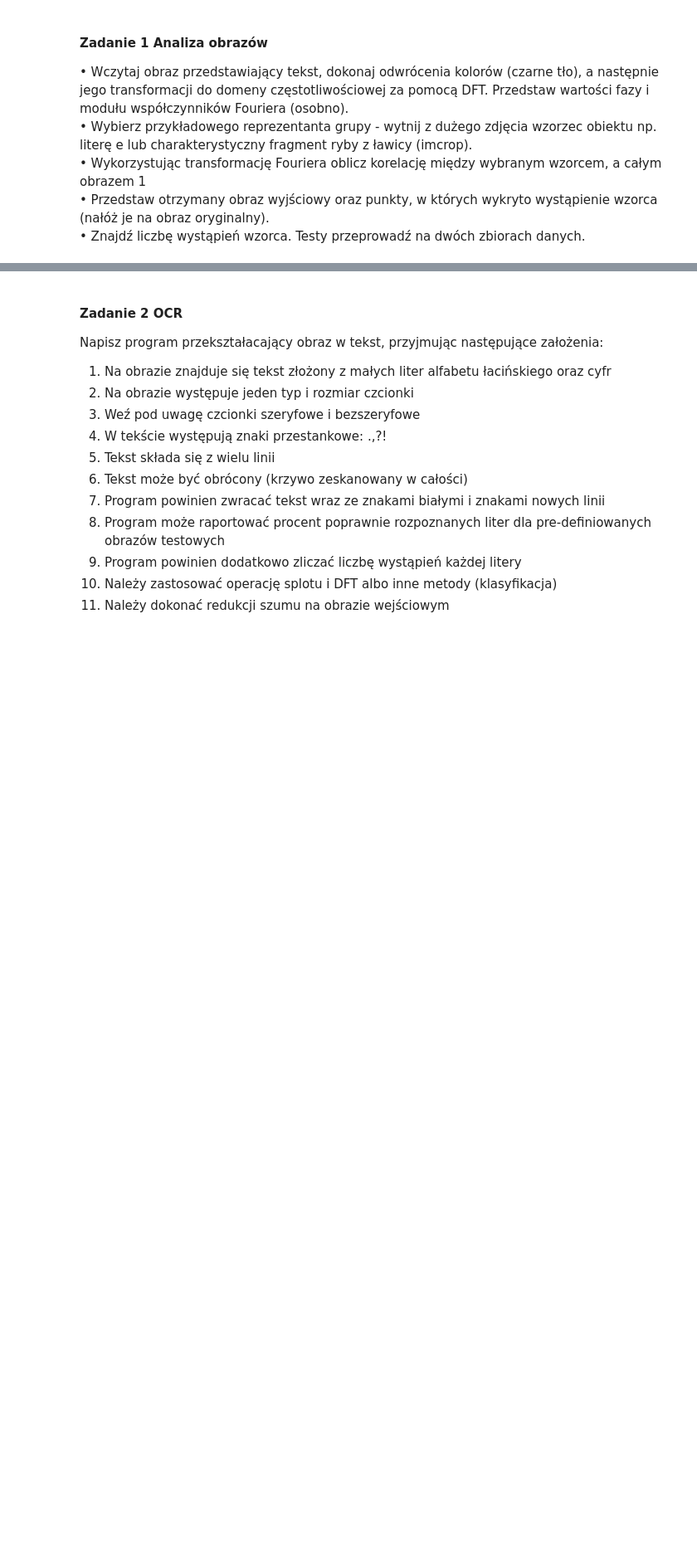
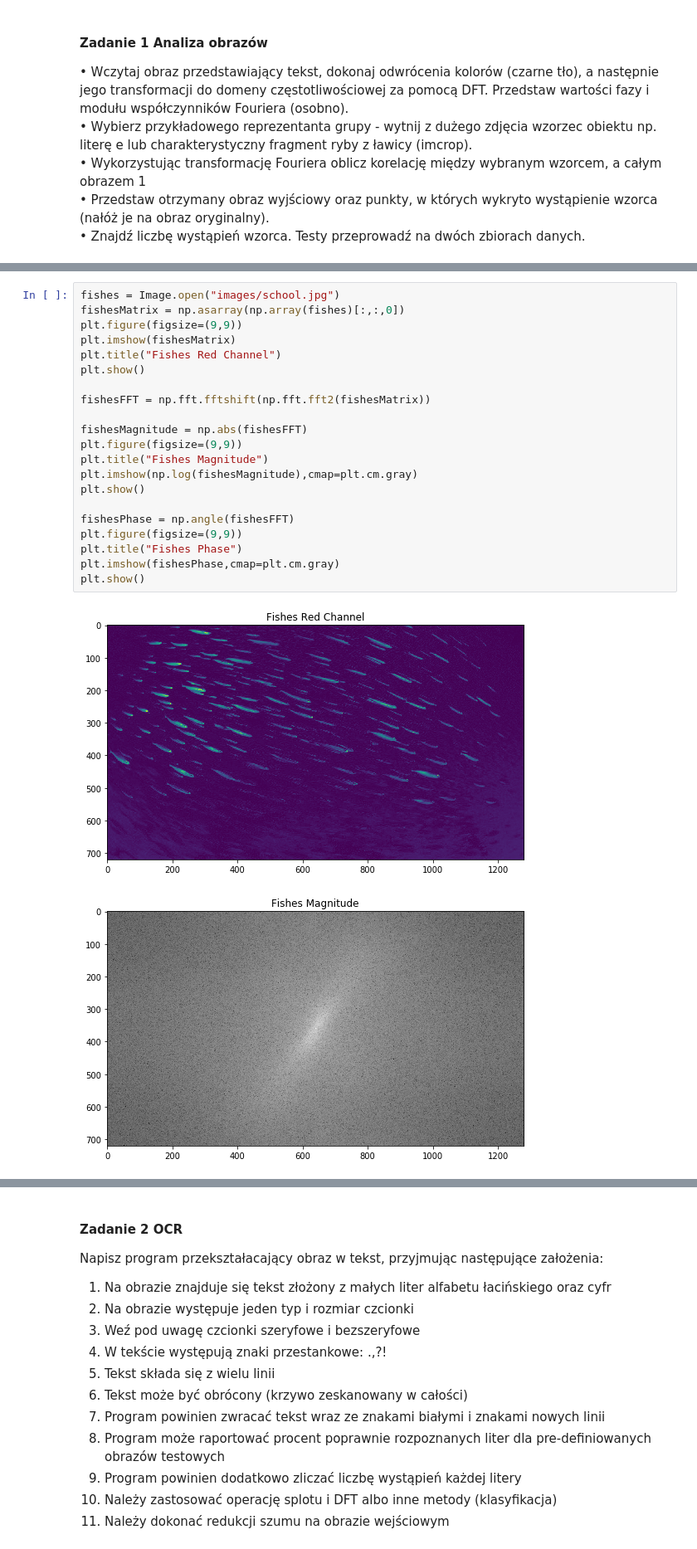
Before and after one commit to BlqMary/MOWNIT, a Jupyter notebook: Lab 9/Lab 9.ipynb, the cells around one changed output, grey strips where cells are left out. Shown at 83% size. Cells and saved outputs as stored; diff of their text form; blank space fills up the shorter version.

```diff
--- a/Lab 9/Lab 9.ipynb
+++ b/Lab 9/Lab 9.ipynb
@@ -46,0 +78,24 @@ def findPattern(image,pattern,changeImage,mu=0.95):
+# %%
+fishes = Image.open("images/school.jpg")
+fishesMatrix = np.asarray(np.array(fishes)[:,:,0])
+plt.figure(figsize=(9,9))
+plt.imshow(fishesMatrix)
+plt.title("Fishes Red Channel")
+plt.show()
+
+fishesFFT = np.fft.fftshift(np.fft.fft2(fishesMatrix))
+
+fishesMagnitude = np.abs(fishesFFT)
+plt.figure(figsize=(9,9))
+plt.title("Fishes Magnitude")
+plt.imshow(np.log(fishesMagnitude),cmap=plt.cm.gray)
+plt.show()
+
+fishesPhase = np.angle(fishesFFT)
+plt.figure(figsize=(9,9))
+plt.title("Fishes Phase")
+plt.imshow(fishesPhase,cmap=plt.cm.gray)
+plt.show()
+# %% [output]
+[figure, added]
+[figure, added]
```
Also changed, not shown: parts of 19 cells of this notebook, 14 other files.
